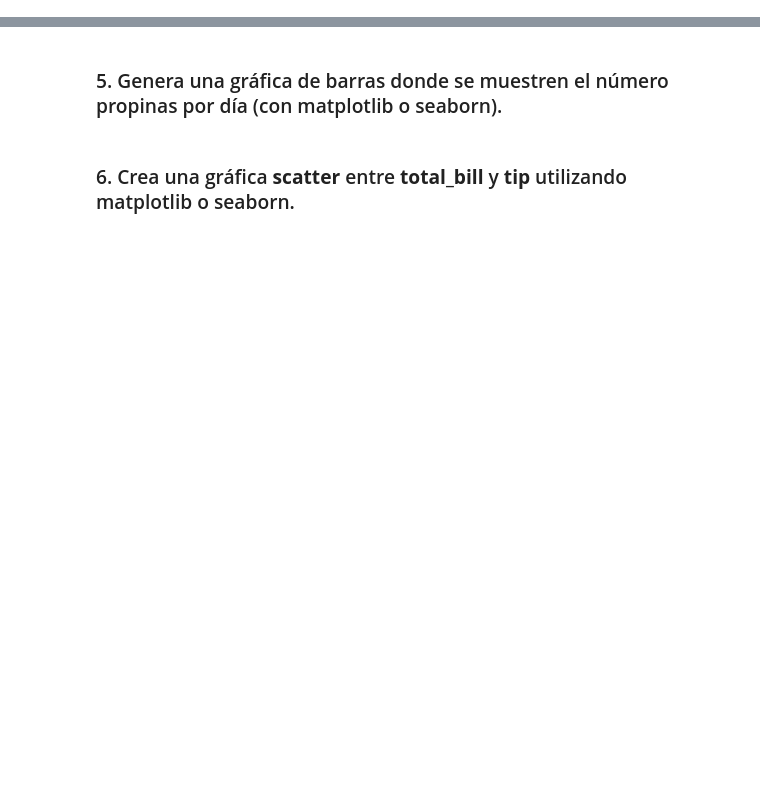
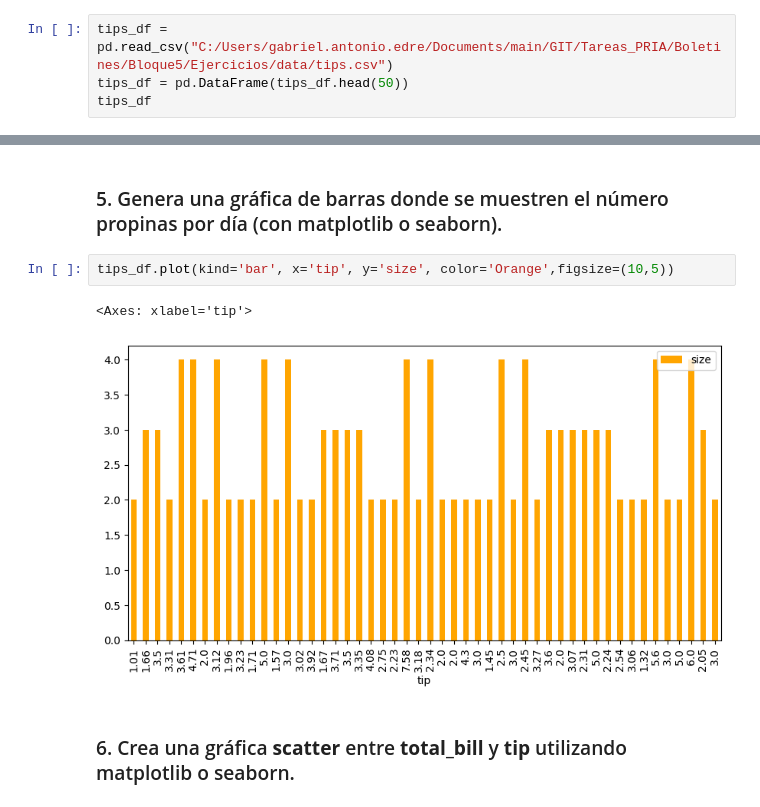
Before and after one commit to GabrielEdreira/Tareas_PRIA, a Jupyter notebook: Boletines/Bloque5/Ejercicios/Numpy_pandas.ipynb, the cells around one changed output, grey strips where cells are left out. Drawn from its saved outputs; the diff is of its cells as text; blank space fills up the shorter version.

Commit message:
Avance en el bloque 5

```diff
--- a/Boletines/Bloque5/Ejercicios/Numpy_pandas.ipynb
+++ b/Boletines/Bloque5/Ejercicios/Numpy_pandas.ipynb
@@ -105,0 +103,4 @@ tips = pd.read_csv("data/tipos.csv").to_numpy()
+# %%
+tips_df = pd.read_csv("C:/Users/gabriel.antonio.edre/Documents/main/GIT/Tareas_PRIA/Boletines/Bloque5/Ejercicios/data/tips.csv")
+tips_df = pd.DataFrame(tips_df.head(50))
+tips_df
@@ -112,4 +161,9 @@ tips = pd.read_csv("data/tipos.csv").to_numpy()
 # %% [markdown]
 ### 5. Genera una gráfica de barras donde se muestren el número propinas por día (con matplotlib o seaborn).
+# %%
+tips_df.plot(kind='bar', x='tip', y='size', color='Orange',figsize=(10,5))
+# %% [output]
+<Axes: xlabel='tip'>
+[figure, added]
 # %% [markdown]
 ### 6. Crea una gráfica **scatter** entre **total_bill** y **tip** utilizando matplotlib o seaborn.
```
Also changed, not shown: parts of 8 cells of this notebook, 1 other file.
